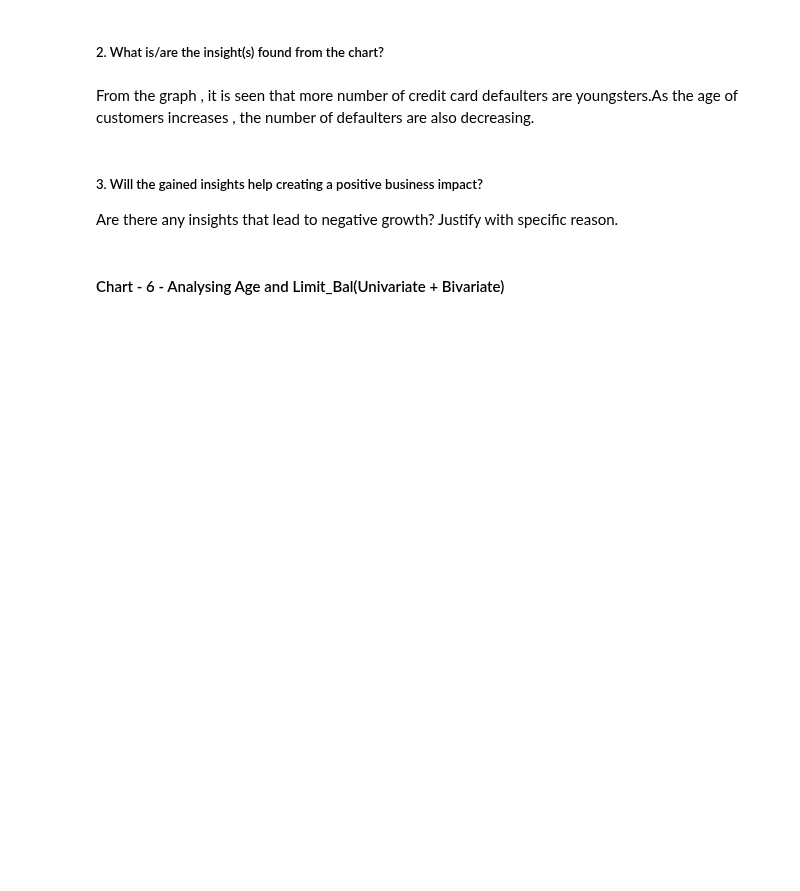
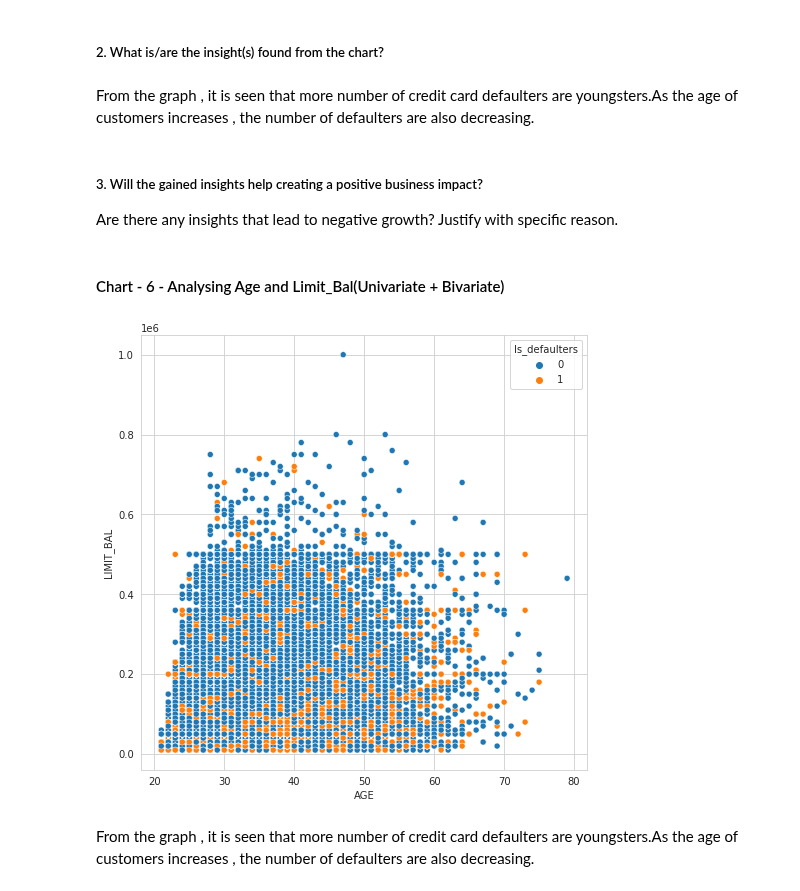
Before and after one commit to 1991Ab/Capstone-Project-3-Credit-Card-Default-Prediction, a Jupyter notebook: DefaultCreditCcard_Individual.ipynb, the cells around one changed output. Saved outputs shown, nothing was run; the diff lists cells and outputs as text; code cells hidden in the pictures; blank space fills up the shorter version.

```diff
--- a/DefaultCreditCcard_Individual.ipynb
+++ b/DefaultCreditCcard_Individual.ipynb
@@ -822,3 +826,17 @@ From the graph , it is seen that more number of credit card defaulters are young
 Are there any insights that lead to negative growth? Justify with specific reason.
 # %% [markdown]
 #### Chart - 6 - Analysing Age and Limit_Bal(Univariate + Bivariate)
+# %%
+# Chart - 5 visualization code
+# vizualizing code for customers with vaaried ages and Limit_Bal of credit card.
+#df["LIMIT_BAL"]=pd.to_numeric(df["LIMIT_BAL"])
+sns.set_style('whitegrid')
+plt.rcParams['font.size'] = 10
+plt.rcParams['figure.figsize'] = (8,8)
+sns.scatterplot(data=df , x='AGE', y='LIMIT_BAL', hue='Is_defaulters')
+#plt.legend()
+plt.show()
+# %% [output]
+[figure, added]
+# %% [markdown]
+From the graph , it is seen that more number of credit card defaulters are youngsters.As the age of customers increases , the number of defaulters are also decreasing.
```
Also changed, not shown: parts of 2 cells of this notebook.
